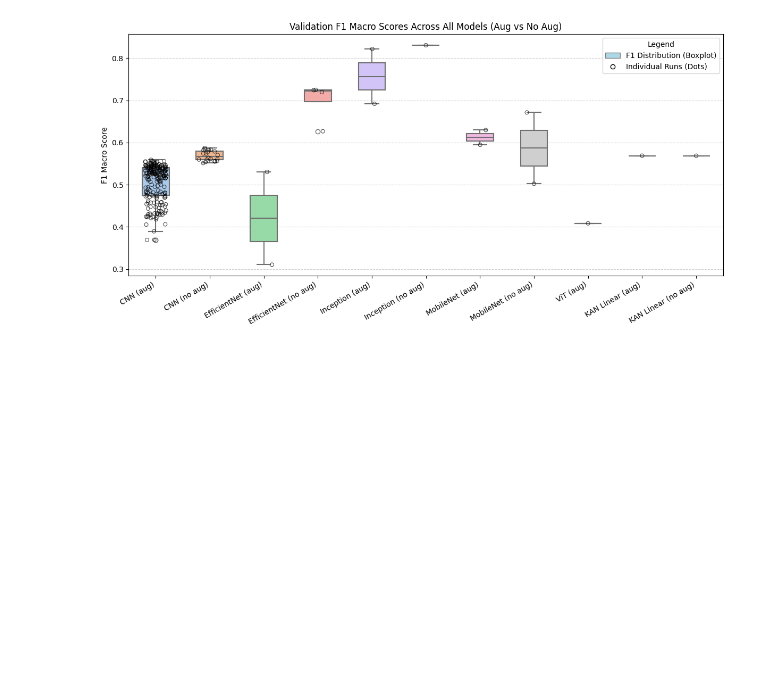
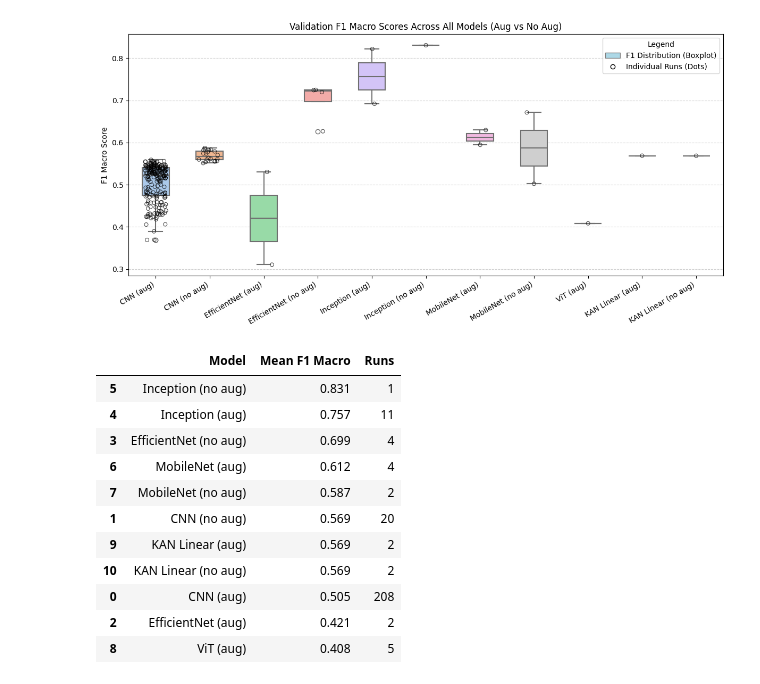
Before and after one commit to dxzielinski/dl-cnn, a Jupyter notebook: results/model_comparison.ipynb, the cells around one changed output. Drawn from its saved outputs; the diff is of its cells as text; code cells hidden in the pictures; blank space fills up the shorter version.

```diff
--- a/results/model_comparison.ipynb
+++ b/results/model_comparison.ipynb
@@ -107,3 +98,51 @@ Passing `palette` without assigning `hue` is deprecated and will be removed in v
 
   sns.boxplot(data=plot_df, x="Model", y="F1", width=0.5, palette="pastel", linewidth=1.5)
 [figure]
+# %%
+file_map = {
+    "CNN (aug)": "augmentation-cnn.csv",
+    "CNN (no aug)": "no-augmentation-cnn.csv",
+    "EfficientNet (aug)": "efficientnet-augment.csv",
+    "EfficientNet (no aug)": "efficientnet-no-augment.csv",
+    "Inception (aug)": "inception-augmentations.csv",
+    "Inception (no aug)": "inception-no-augment.csv",
+    "MobileNet (aug)": "mobilenet-augment.csv",
+    "MobileNet (no aug)": "mobilenet-no-augment.csv",
+    "ViT (aug)": "vit-augment.csv",
+    "KAN Linear (aug)": "linear-kan-augment.csv",
+    "KAN Linear (no aug)": "linear-kan-no-augment.csv"
+}
+
+summary_rows = []
+
+for model_name, filename in file_map.items():
+    if not os.path.exists(filename):
+        continue
+    df = pd.read_csv(filename)
+    if "val_f1_macro" not in df.columns:
+        continue
+    f1_vals = df["val_f1_macro"]
+    summary_rows.append({
+        "Model": model_name,
+        "Mean F1 Macro": round(f1_vals.mean(), 3),
+        "Runs": len(f1_vals)
+    })
+
+summary_df = pd.DataFrame(summary_rows)
+summary_df = summary_df.sort_values(by="Mean F1 Macro", ascending=False)
+display(summary_df)
+
+summary_df.to_csv("all_models_f1_summary.csv", index=False)
+# %% [output]
+|  | Model | Mean F1 Macro | Runs |
+| 5 | Inception (no aug) | 0.831 | 1 |
+| 4 | Inception (aug) | 0.757 | 11 |
+| 3 | EfficientNet (no aug) | 0.699 | 4 |
+| 6 | MobileNet (aug) | 0.612 | 4 |
+| 7 | MobileNet (no aug) | 0.587 | 2 |
+| 1 | CNN (no aug) | 0.569 | 20 |
+| 9 | KAN Linear (aug) | 0.569 | 2 |
+| 10 | KAN Linear (no aug) | 0.569 | 2 |
+| 0 | CNN (aug) | 0.505 | 208 |
+| 2 | EfficientNet (aug) | 0.421 | 2 |
+| 8 | ViT (aug) | 0.408 | 5 |
```
Also changed, not shown: parts of 2 cells of this notebook, 5 other files.
